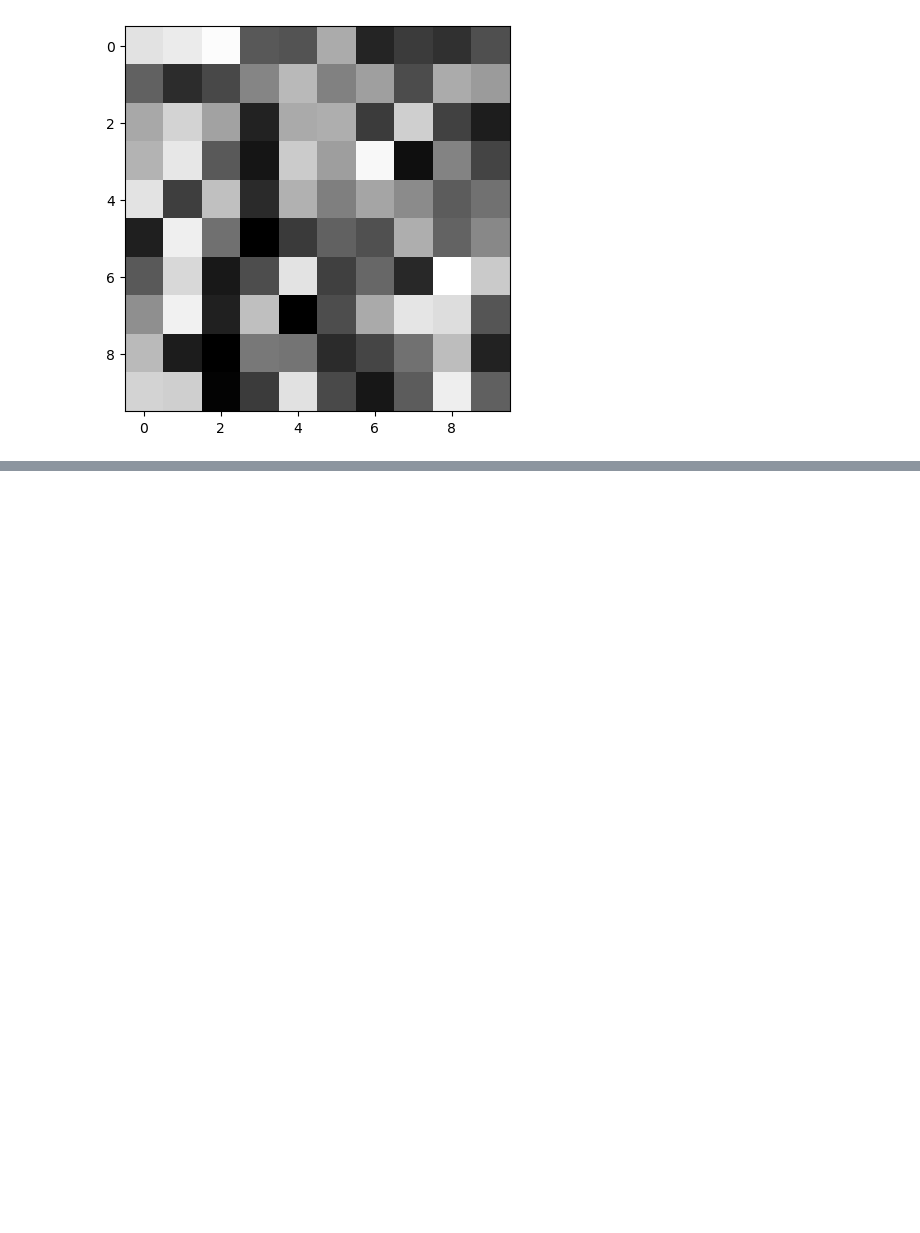
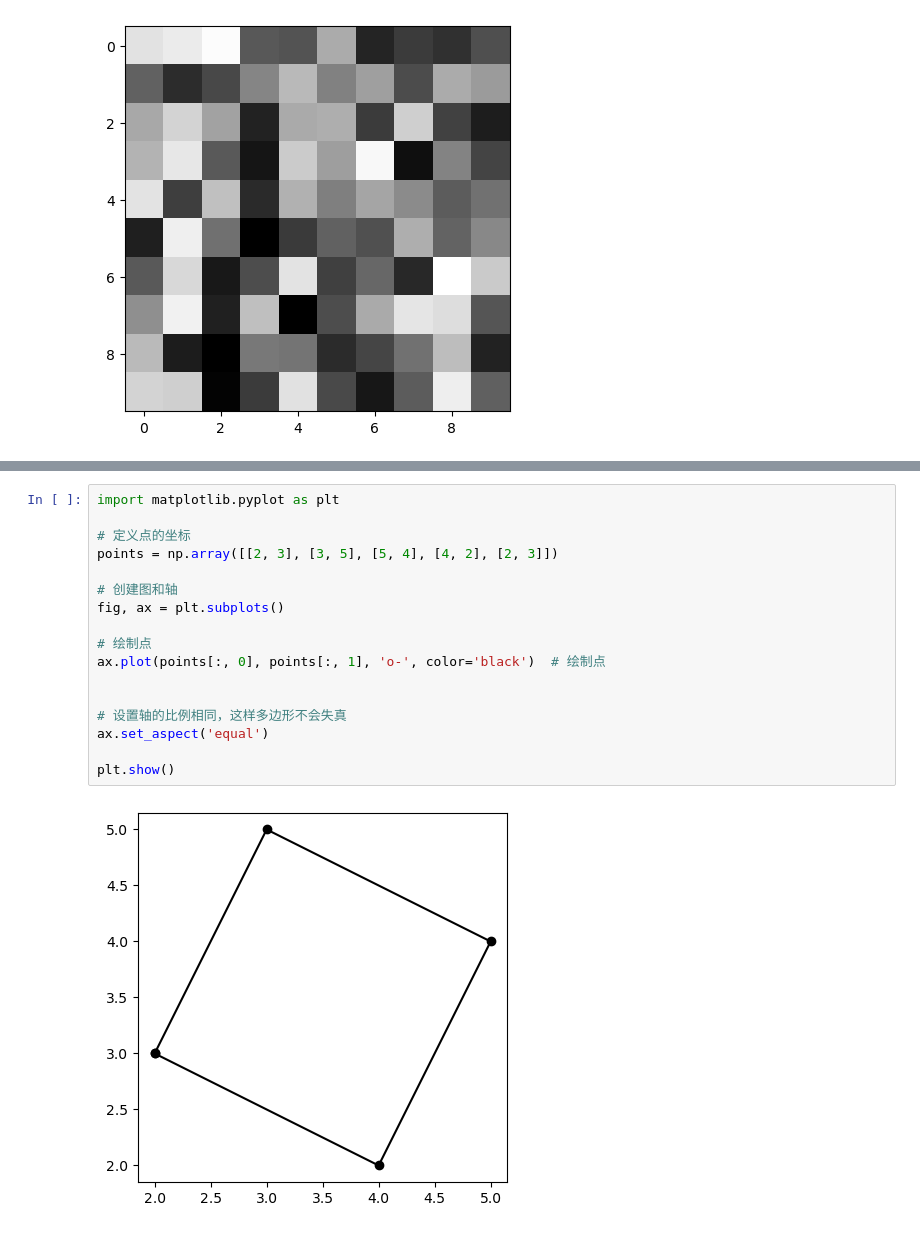
Before and after one commit to KunlinSong/wide-field_calcium_imaging_analysis, a Jupyter notebook: test.ipynb, the cells around one changed output, grey strips where cells are left out. Cells and saved outputs as stored; diff of their text form; blank space fills up the shorter version.

```diff
--- a/test.ipynb
+++ b/test.ipynb
@@ -239,0 +288,19 @@ plt.show()
+# %%
+import matplotlib.pyplot as plt
+
+# 定义点的坐标
+points = np.array([[2, 3], [3, 5], [5, 4], [4, 2], [2, 3]])
+
+# 创建图和轴
+fig, ax = plt.subplots()
+
+# 绘制点
+ax.plot(points[:, 0], points[:, 1], 'o-', color='black')  # 绘制点
+
+
+# 设置轴的比例相同，这样多边形不会失真
+ax.set_aspect('equal')
+
+plt.show()
+# %% [output]
+[figure, added]
```
Also changed, not shown: parts of 7 cells of this notebook, 4 other files.
